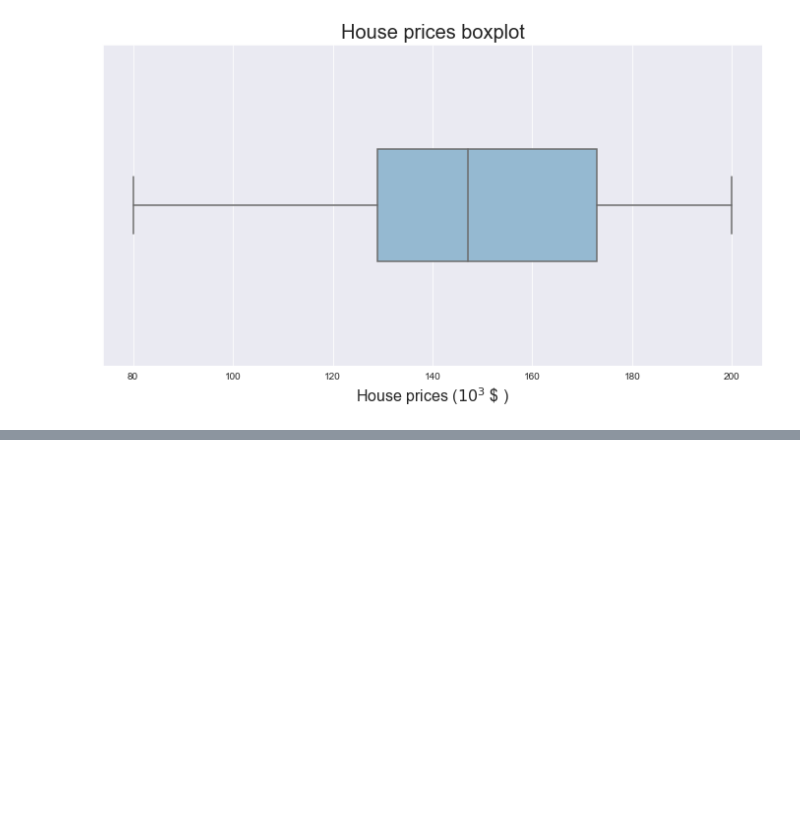
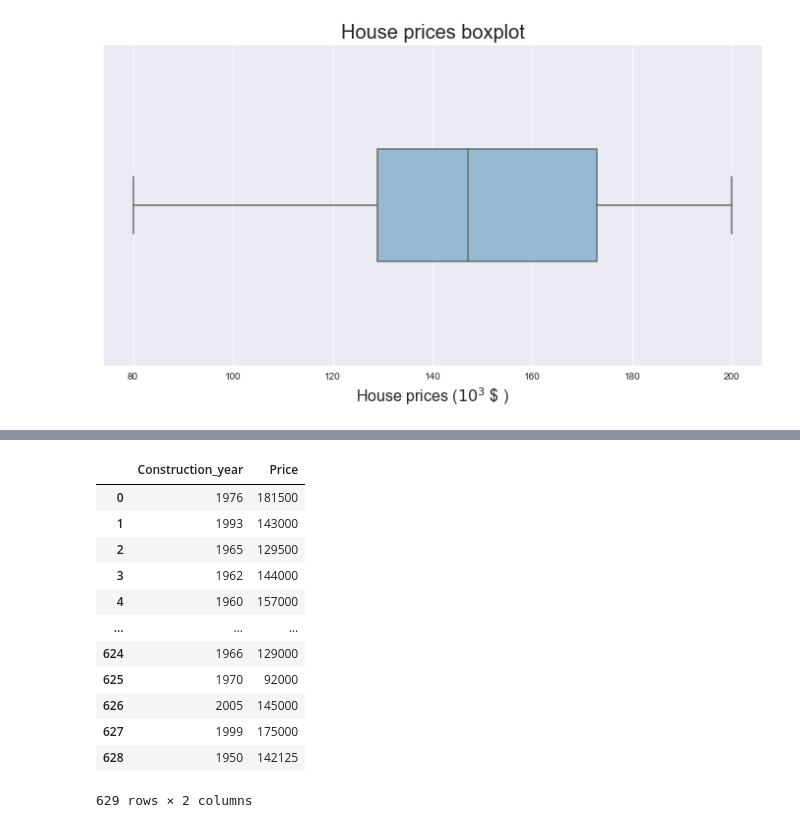
Before and after one commit to galvsoliveira/House_prices, a Jupyter notebook: House_prices.ipynb, the cells around one changed output, grey strips where cells are left out. Saved outputs shown, nothing was run; the diff lists cells and outputs as text; code cells hidden in the pictures; blank space fills up the shorter version.

Commit message:
House prices update

```diff
--- a/House_prices.ipynb
+++ b/House_prices.ipynb
@@ -41,8 +41,6 @@ Lareiras                0
 Garagem                 0
 Preco                   0
 dtype: int64
-# %%
-data.Preco = data.Preco/1000
 # %%
 data.info()
 # %% [output]
@@ -101,0 +105,18 @@ Name: Preco, dtype: float64
+# %%
+year_price = {'Construction_year':list(data.AnoConstrucao),'Price':list(data.Preco)}
+df = pd.DataFrame(year_price)
+df
+# %% [output]
+|  | Construction_year | Price |
+| 0 | 1976 | 181500 |
+| 1 | 1993 | 143000 |
+| 2 | 1965 | 129500 |
+| 3 | 1962 | 144000 |
+| 4 | 1960 | 157000 |
+| ... | ... | ... |
+| 624 | 1966 | 129000 |
+| 625 | 1970 | 92000 |
+| 626 | 2005 | 145000 |
+| 627 | 1999 | 175000 |
+| 628 | 1950 | 142125 |
+629 rows × 2 columns
```
Also changed, not shown: parts of 6 cells of this notebook.
